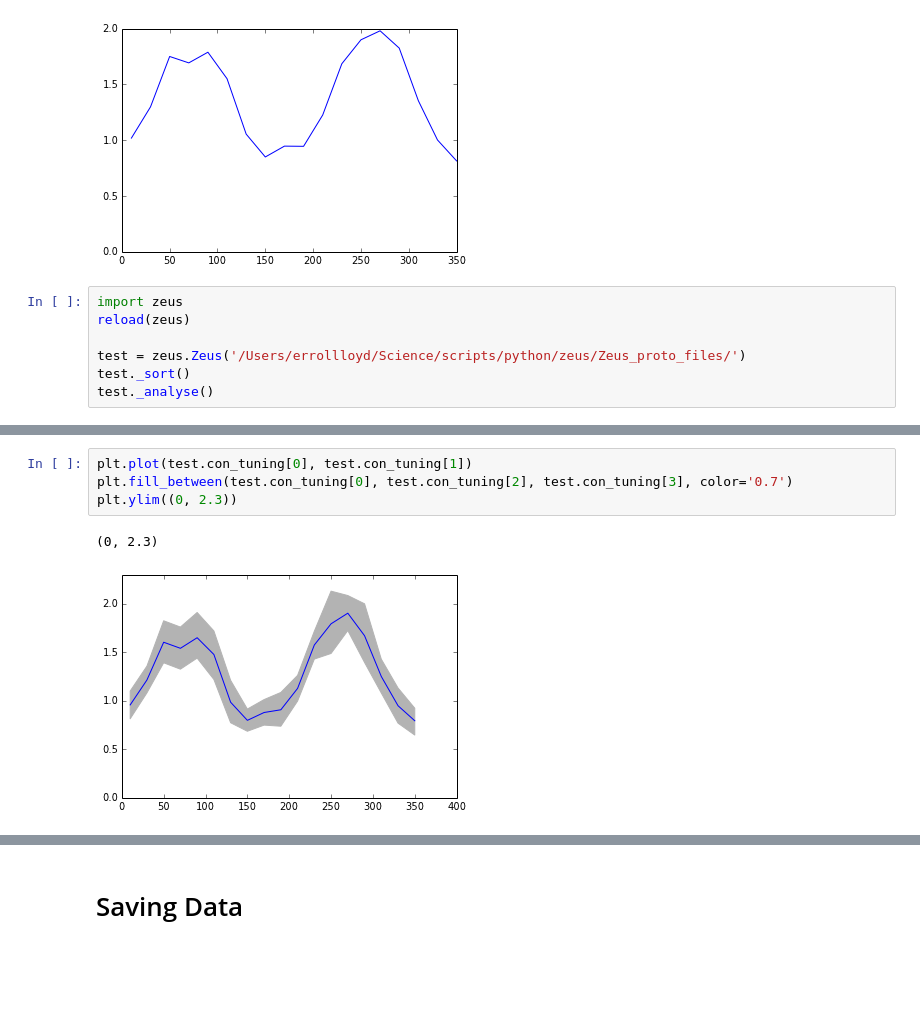
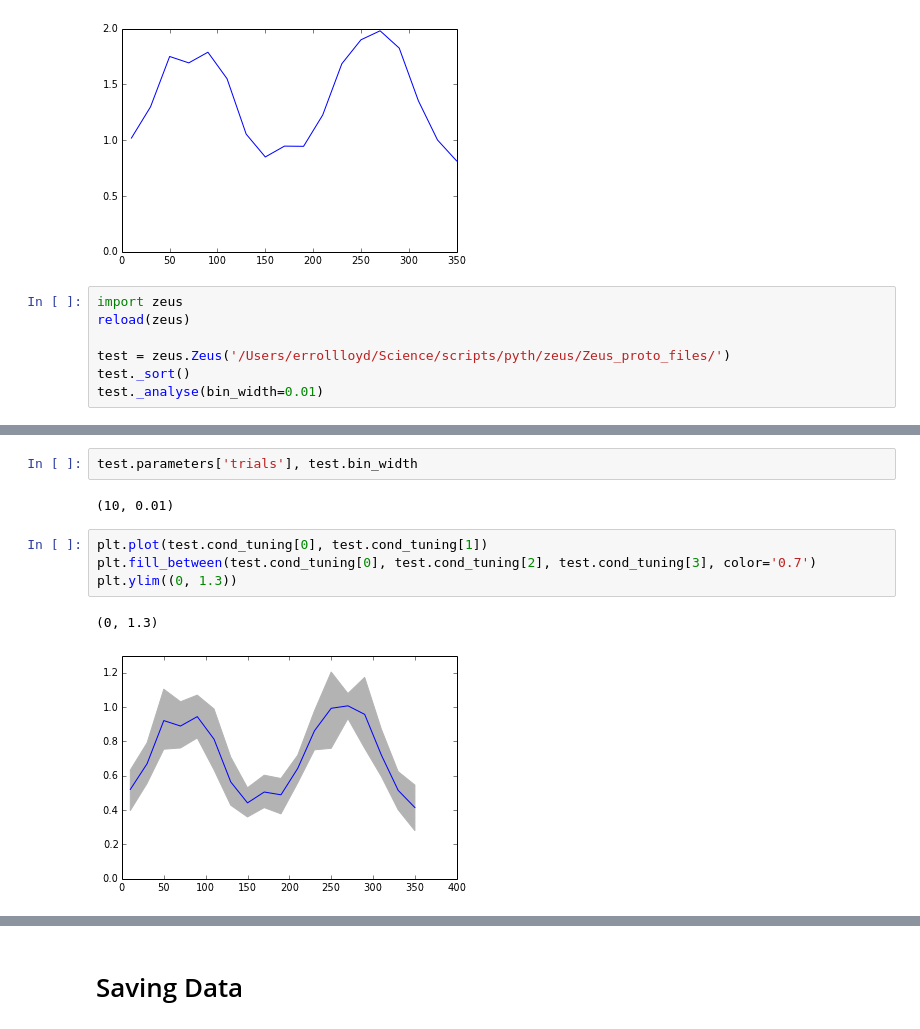
Before and after one commit to maegul/zeus, a Jupyter notebook: zeus_beta_test.ipynb, the cells around one changed output, grey strips where cells are left out. Drawn from its saved outputs; the diff is of its cells as text; blank space fills up the shorter version.

```diff
--- a/zeus_beta_test.ipynb
+++ b/zeus_beta_test.ipynb
@@ -214,9 +332,9 @@ plt.ylim((0, 2))
 import zeus
 reload(zeus)
 
-test = zeus.Zeus('/Users/errollloyd/Science/scripts/python/zeus/Zeus_proto_files/')
+test = zeus.Zeus('/Users/errollloyd/Science/scripts/pyth/zeus/Zeus_proto_files/')
 test._sort()
-test._analyse()
+test._analyse(bin_width=0.01)
 # %% [output]
 All files imported and assigned
 
@@ -255,10 +405,14 @@ array([[  10.        ,   30.        ,   50.        ,   70.        ,
+# %%
+test.parameters['trials'], test.bin_width
+# %% [output]
+(10, 0.01)
 # %%
-plt.plot(test.con_tuning[0], test.con_tuning[1])
-plt.fill_between(test.con_tuning[0], test.con_tuning[2], test.con_tuning[3], color='0.7')
-plt.ylim((0, 2.3))
+plt.plot(test.cond_tuning[0], test.cond_tuning[1])
+plt.fill_between(test.cond_tuning[0], test.cond_tuning[2], test.cond_tuning[3], color='0.7')
+plt.ylim((0, 1.3))
 # %% [output]
-(0, 2.3)
+(0, 1.3)
-[figure, old version]
+[figure, new version]
 # %%
 def wrap(array):
     return np.column_stack((array, array[...,0]))
```
Also changed, not shown: parts of 65 cells of this notebook, 2 other files.
